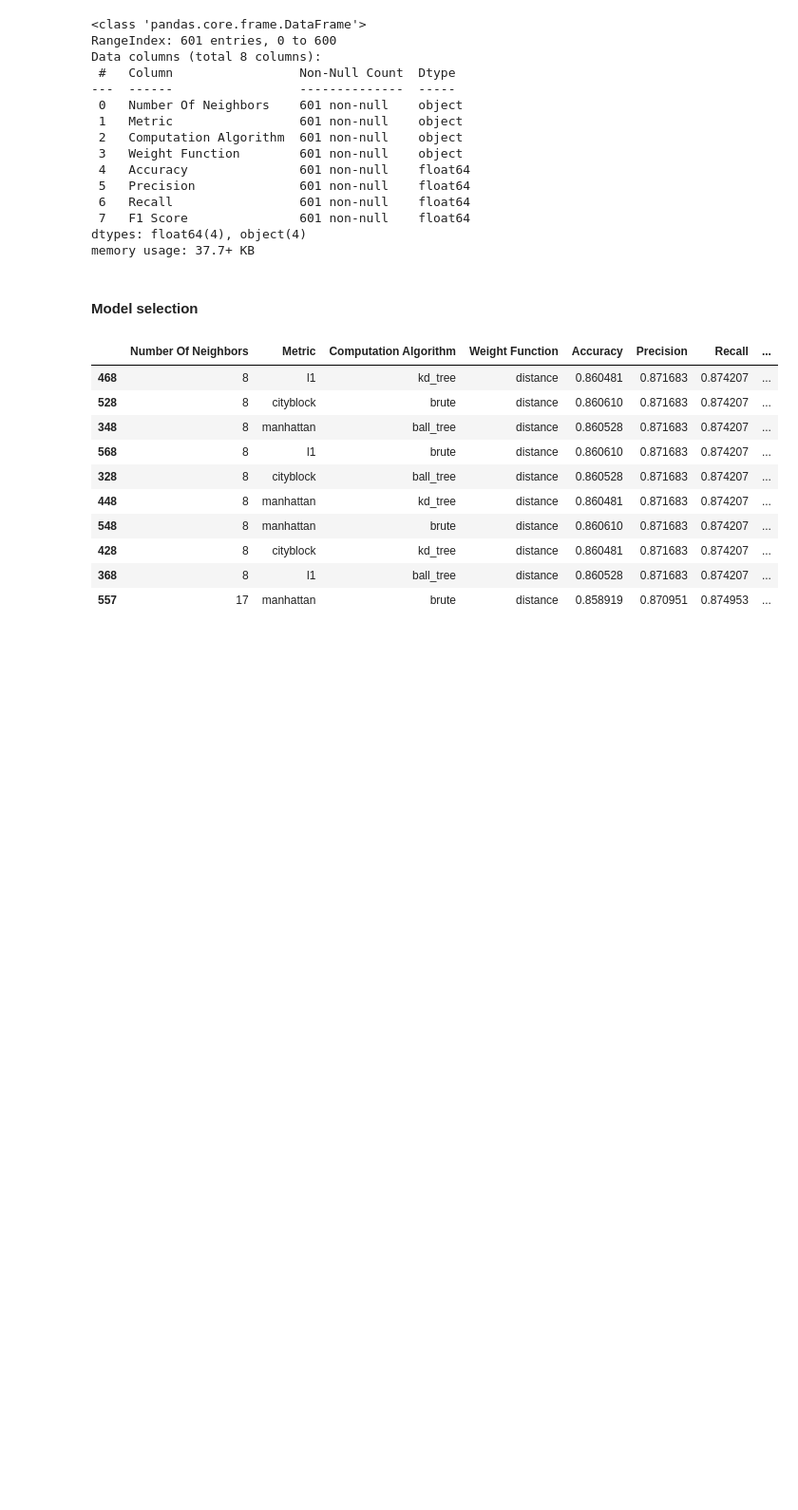
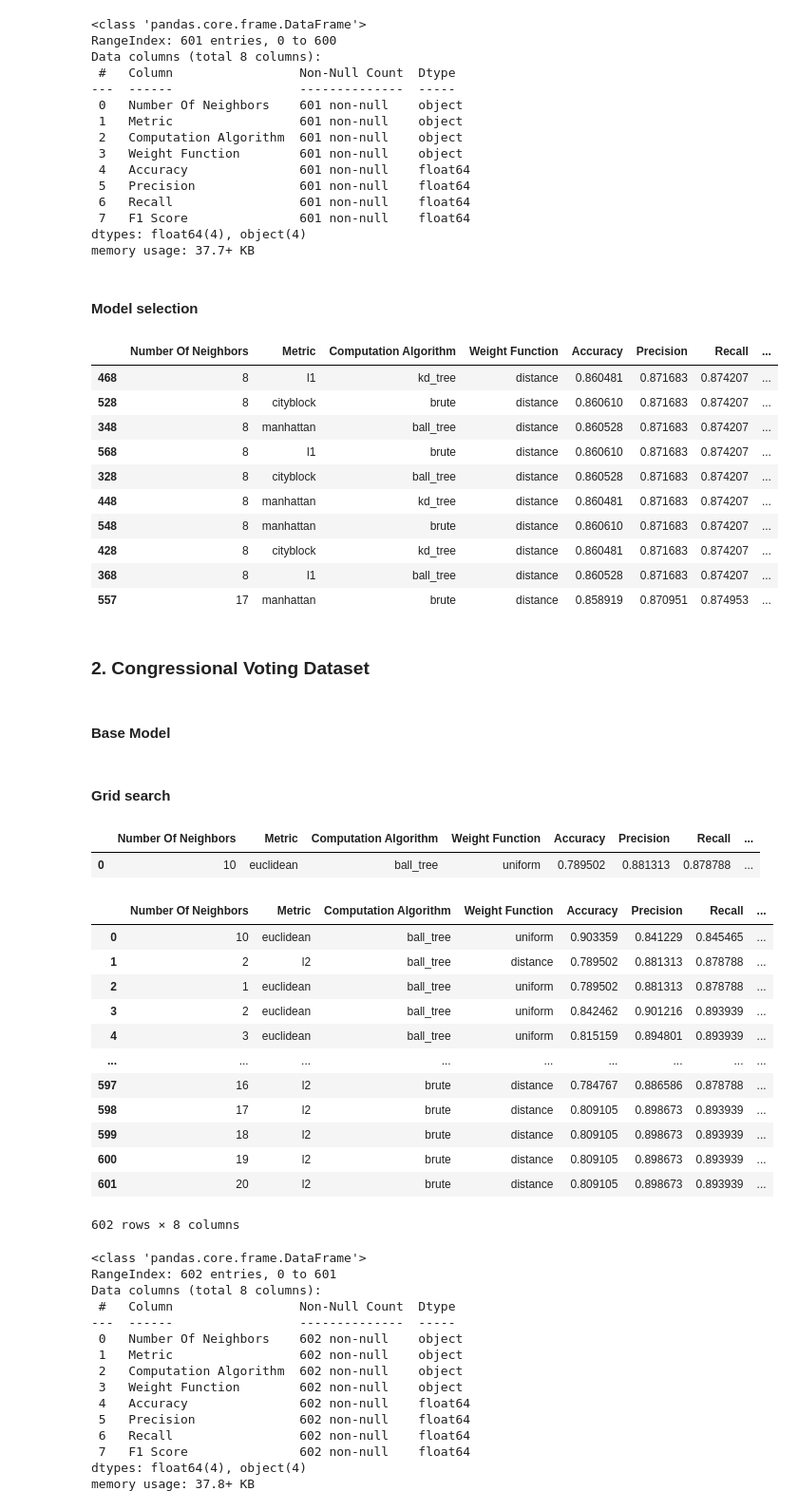
Before and after one commit to woerndle/ds-ml-project, a Jupyter notebook: notebooks/knn.ipynb, the cells around one changed output. Shown: that part at 95% size. Saved outputs shown, nothing was run; the diff lists cells and outputs as text; code cells hidden in the pictures; blank space fills up the shorter version.

```diff
--- a/notebooks/knn.ipynb
+++ b/notebooks/knn.ipynb
@@ -166,7 +166,7 @@ base_model_recall = recall_score(
 #### Grid Search
 # %%
 # dataframe initalisiation for storing results
-test_results = pd.DataFrame(
+test_results_traffic = pd.DataFrame(
     columns=[
         "Number Of Neighbors",
         "Metric",
@@ -192,7 +192,7 @@ base_row = pd.DataFrame(
     }
 )
 
-test_results_traffic = pd.concat([test_results, base_row], ignore_index=True)
+test_results_traffic = pd.concat([test_results_traffic, base_row], ignore_index=True)
 # %%
 for weight_function in weight_functions:
     for computation_algorithm in computation_algorithms:
@@ -291,3 +291,7 @@ display(top_10_traffic_models)
 | 428 | 8 | cityblock | kd_tree | distance | 0.860481 | 0.871683 | 0.874207 | ... |
 | 368 | 8 | l1 | ball_tree | distance | 0.860528 | 0.871683 | 0.874207 | ... |
 | 557 | 17 | manhattan | brute | distance | 0.858919 | 0.870951 | 0.874953 | ... |
+# %% [markdown]
+### 2. Congressional Voting Dataset
+# %% [markdown]
+#### Base Model
@@ -293,0 +322,35 @@ display(top_10_traffic_models)
+# %% [markdown]
+#### Grid search
+# %%
+# dataframe initalisiation for storing results
+test_results_voting = pd.DataFrame(
+    columns=[
+        "Number Of Neighbors",
+        "Metric",
+        "Computation Algorithm",
+        "Weight Function",
+        "Accuracy",
+        "Precision",
+        "Recall",
+        "F1 Score",
+    ]
+)
+
+base_row = pd.DataFrame(
+    {
+        "Number Of Neighbors": [10],
+        "Metric": "euclidean",
+        "Computation Algorithm": "ball_tree",
+        "Weight Function": "uniform",
+        "Accuracy": [base_model_accuracy],
+        "Precision": [base_model_precision],
+        "Recall": [base_model_recall],
+        "F1 Score": [base_model_f1_score],
+    }
+)
+
+test_results_voting = pd.concat([test_results_voting, base_row], ignore_index=True)
+display(test_results_voting)
+# %% [output]
+|  | Number Of Neighbors | Metric | Computation Algorithm | Weight Function | Accuracy | Precision | Recall | ... |
+| 0 | 10 | euclidean | ball_tree | uniform | 0.789502 | 0.881313 | 0.878788 | ... |
@@ -293,0 +405,32 @@ display(top_10_traffic_models)
+# %%
+display(test_results_voting)
+test_results_voting.info()
+# %% [output]
+|  | Number Of Neighbors | Metric | Computation Algorithm | Weight Function | Accuracy | Precision | Recall | ... |
+| 0 | 10 | euclidean | ball_tree | uniform | 0.903359 | 0.841229 | 0.845465 | ... |
+| 1 | 2 | l2 | ball_tree | distance | 0.789502 | 0.881313 | 0.878788 | ... |
+| 2 | 1 | euclidean | ball_tree | uniform | 0.789502 | 0.881313 | 0.878788 | ... |
+| 3 | 2 | euclidean | ball_tree | uniform | 0.842462 | 0.901216 | 0.893939 | ... |
+| 4 | 3 | euclidean | ball_tree | uniform | 0.815159 | 0.894801 | 0.893939 | ... |
+| ... | ... | ... | ... | ... | ... | ... | ... | ... |
+| 597 | 16 | l2 | brute | distance | 0.784767 | 0.886586 | 0.878788 | ... |
+| 598 | 17 | l2 | brute | distance | 0.809105 | 0.898673 | 0.893939 | ... |
+| 599 | 18 | l2 | brute | distance | 0.809105 | 0.898673 | 0.893939 | ... |
+| 600 | 19 | l2 | brute | distance | 0.809105 | 0.898673 | 0.893939 | ... |
+| 601 | 20 | l2 | brute | distance | 0.809105 | 0.898673 | 0.893939 | ... |
+602 rows × 8 columns
+<class 'pandas.core.frame.DataFrame'>
+RangeIndex: 602 entries, 0 to 601
+Data columns (total 8 columns):
+ #   Column                 Non-Null Count  Dtype
+---  ------                 --------------  -----
+ 0   Number Of Neighbors    602 non-null    object
+ 1   Metric                 602 non-null    object
+ 2   Computation Algorithm  602 non-null    object
+ 3   Weight Function        602 non-null    object
+ 4   Accuracy               602 non-null    float64
+ 5   Precision              602 non-null    float64
+ 6   Recall                 602 non-null    float64
+ 7   F1 Score               602 non-null    float64
+dtypes: float64(4), object(4)
+memory usage: 37.8+ KB
```
Also changed, not shown: parts of 16 cells of this notebook.
